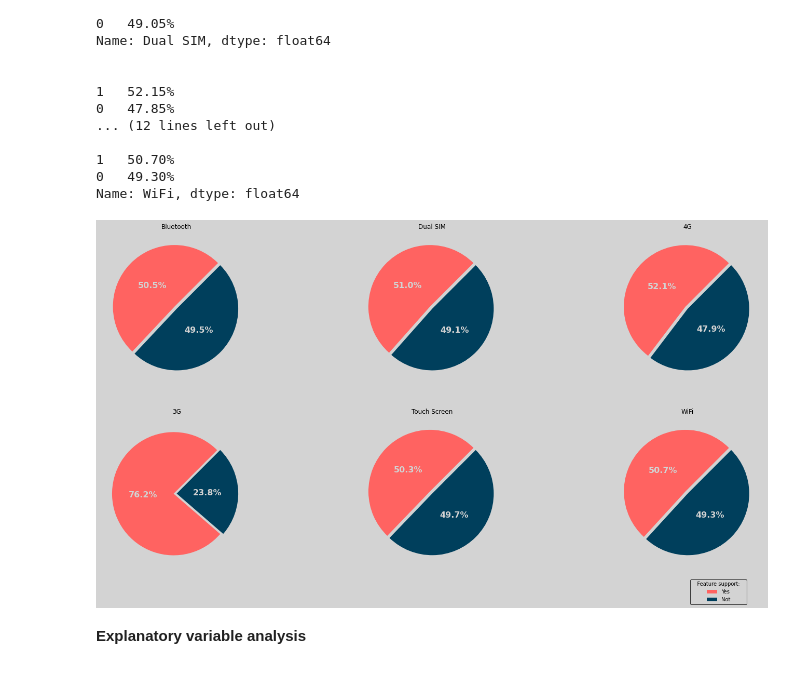
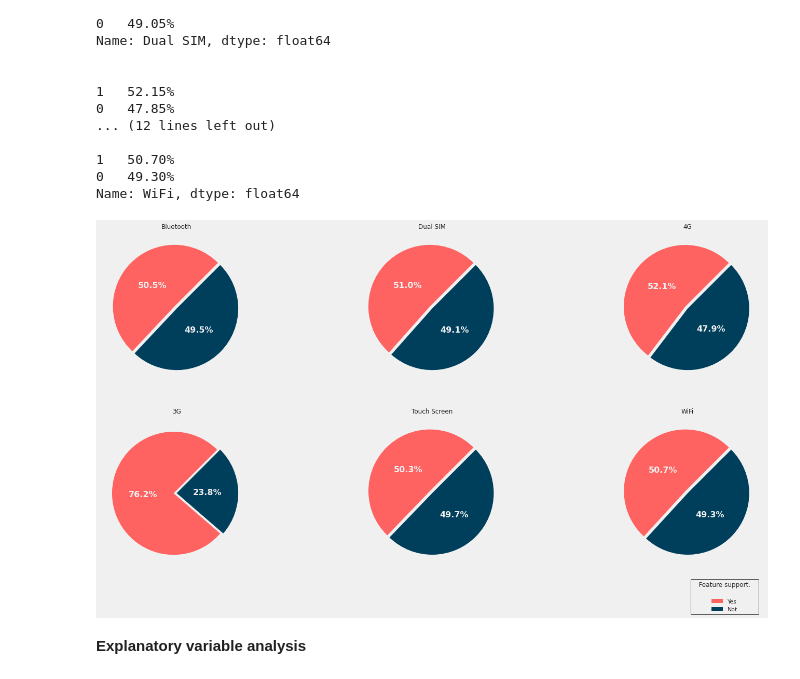
Before and after one commit to slawomirzurek/Data_Analysis_and_Programming_in_Python, a Jupyter notebook: Task.ipynb, the cells around one changed output. Drawn from its saved outputs; the diff is of its cells as text; code cells hidden in the pictures.

```diff
--- a/Task.ipynb
+++ b/Task.ipynb
@@ -196,40 +196,40 @@ for x in range(n):
 fig, axes = plt.subplots(2,3, figsize=(25, 12))
 axe = axes.ravel()
 
-fig.patch.set_facecolor('lightgrey')
+fig.patch.set_facecolor('#F0F0F0')
 
 for i, x in enumerate(param):
   mp[x].value_counts().plot.pie (
       ax = axe[i],
       autopct='%1.1f%%',
       explode = (0.05, 0),
       pctdistance = 0.5,
       colors = ['#ff6361','#003f5c'],
       startangle = 45,
-      textprops = {"fontsize":16, 'fontweight':'bold', 'color':'lightgrey'}
+      textprops = {"fontsize":16, 'fontweight':'bold', 'color':'#F0F0F0'}
   )
 
 axe[0].title.set_text('Bluetooth')
 axe[1].title.set_text('Dual SIM')
 axe[2].title.set_text('4G')
 axe[3].title.set_text('3G')
 axe[4].title.set_text('Touch Screen')
 axe[5].title.set_text('WiFi')
 
 
 for i in range (n):
   axe[i].set_ylabel('')
 
-plt.legend(title = "   Feature support:   ",
+plt.legend(title = "   Feature support:   " + "\n",
            loc='upper left',
            labels=yn,
            bbox_to_anchor=(0.5, -0.04),
-           facecolor = 'lightgrey',
+           facecolor = '#F0F0F0',
            edgecolor = 'black')
 
 plt.show()
 # %% [output]
-[figure, old version]
+[figure, new version]
 # %% [markdown]
 **Explanatory variable analysis**
 # %%
```
Also changed, not shown: parts of 2 cells of this notebook.
